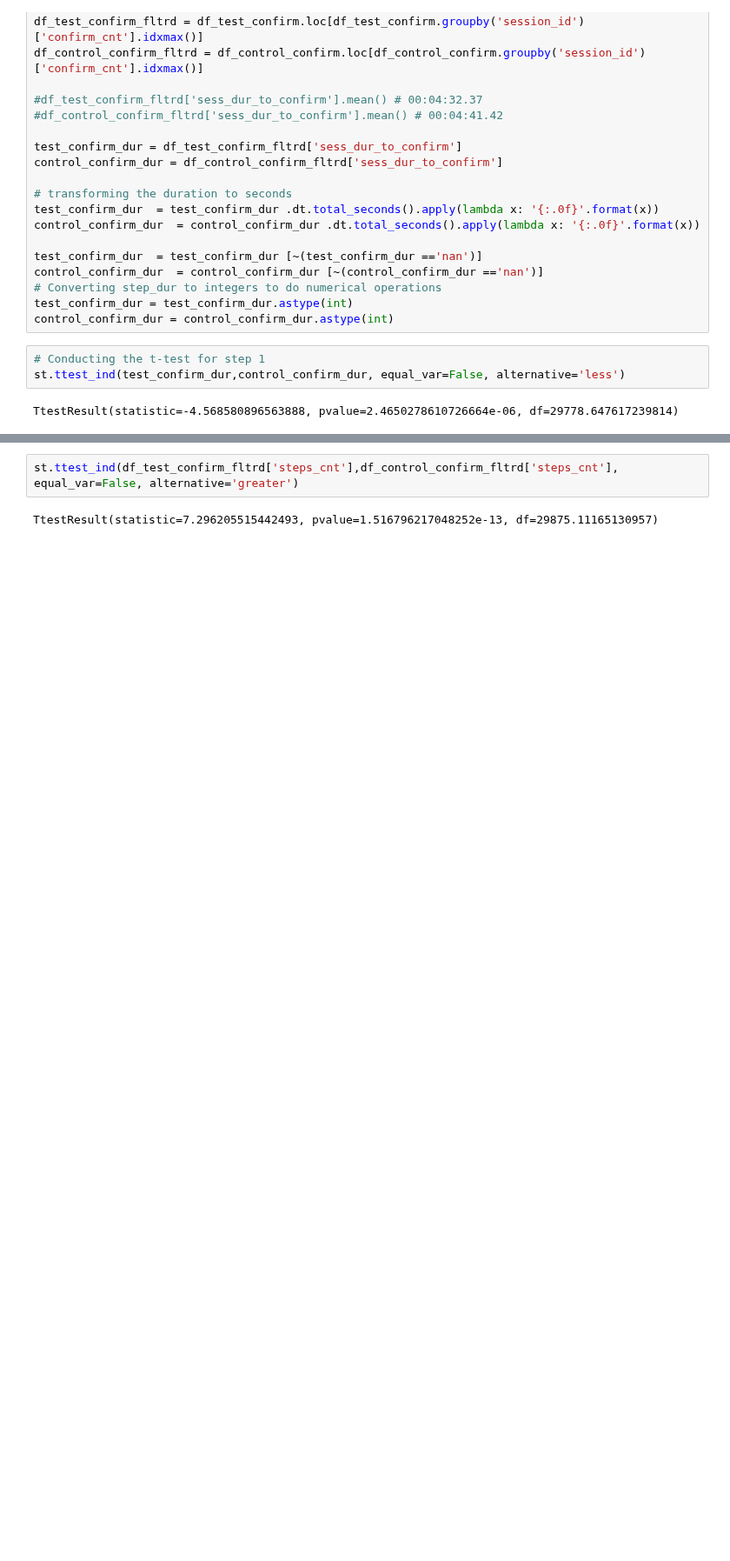
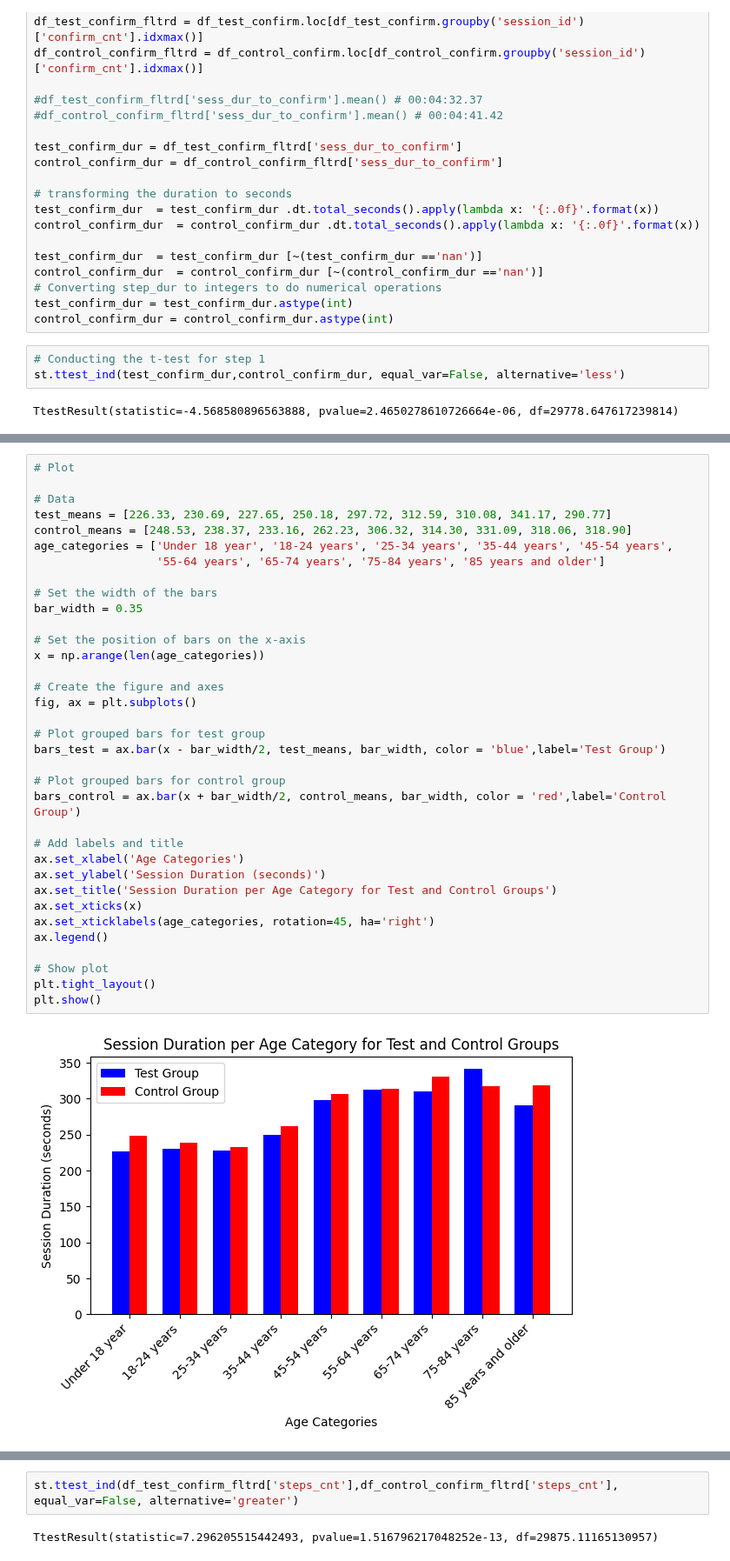
Before and after one commit to dimitsagk/AB_Testing_Analysis, a Jupyter notebook: notebooks/Project_2_02Cleaning+EDA.ipynb, the cells around one changed output, grey strips where cells are left out. Shown at 87% size. Cells and saved outputs as stored; diff of their text form; blank space fills up the shorter version.

Commit message:
Adding more plots to explore more age category and session duration and session total steps

```diff
--- a/notebooks/Project_2_02Cleaning+EDA.ipynb
+++ b/notebooks/Project_2_02Cleaning+EDA.ipynb
@@ -790,0 +823,37 @@ The results of the t-test for step 1 indicate a statistically significant differ
+# %%
+# Plot
+
+# Data
+test_means = [226.33, 230.69, 227.65, 250.18, 297.72, 312.59, 310.08, 341.17, 290.77]
+control_means = [248.53, 238.37, 233.16, 262.23, 306.32, 314.30, 331.09, 318.06, 318.90]
+age_categories = ['Under 18 year', '18-24 years', '25-34 years', '35-44 years', '45-54 years',
+                  '55-64 years', '65-74 years', '75-84 years', '85 years and older']
+
+# Set the width of the bars
+bar_width = 0.35
+
+# Set the position of bars on the x-axis
+x = np.arange(len(age_categories))
+
+# Create the figure and axes
+fig, ax = plt.subplots()
+
+# Plot grouped bars for test group
+bars_test = ax.bar(x - bar_width/2, test_means, bar_width, color = 'blue',label='Test Group')
+
+# Plot grouped bars for control group
+bars_control = ax.bar(x + bar_width/2, control_means, bar_width, color = 'red',label='Control Group')
+
+# Add labels and title
+ax.set_xlabel('Age Categories')
+ax.set_ylabel('Session Duration (seconds)')
+ax.set_title('Session Duration per Age Category for Test and Control Groups')
+ax.set_xticks(x)
+ax.set_xticklabels(age_categories, rotation=45, ha='right')
+ax.legend()
+
+# Show plot
+plt.tight_layout()
+plt.show()
+# %% [output]
+[figure, added]
```
Also changed, not shown: parts of 70 cells of this notebook.
